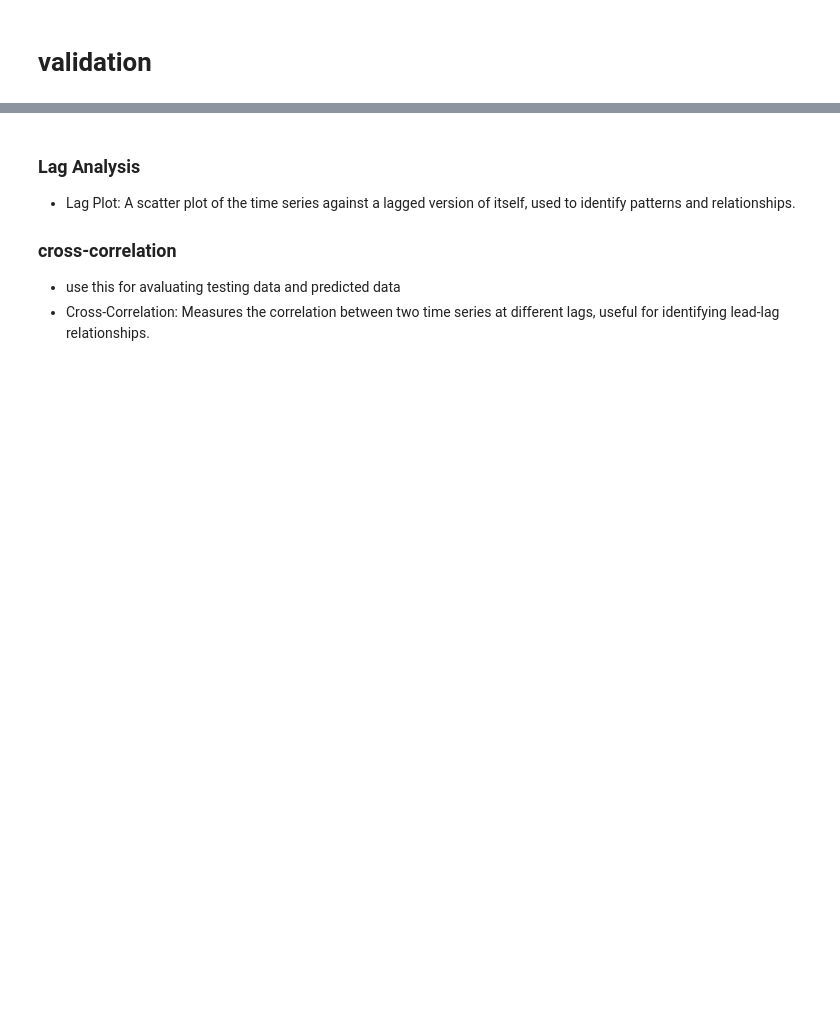
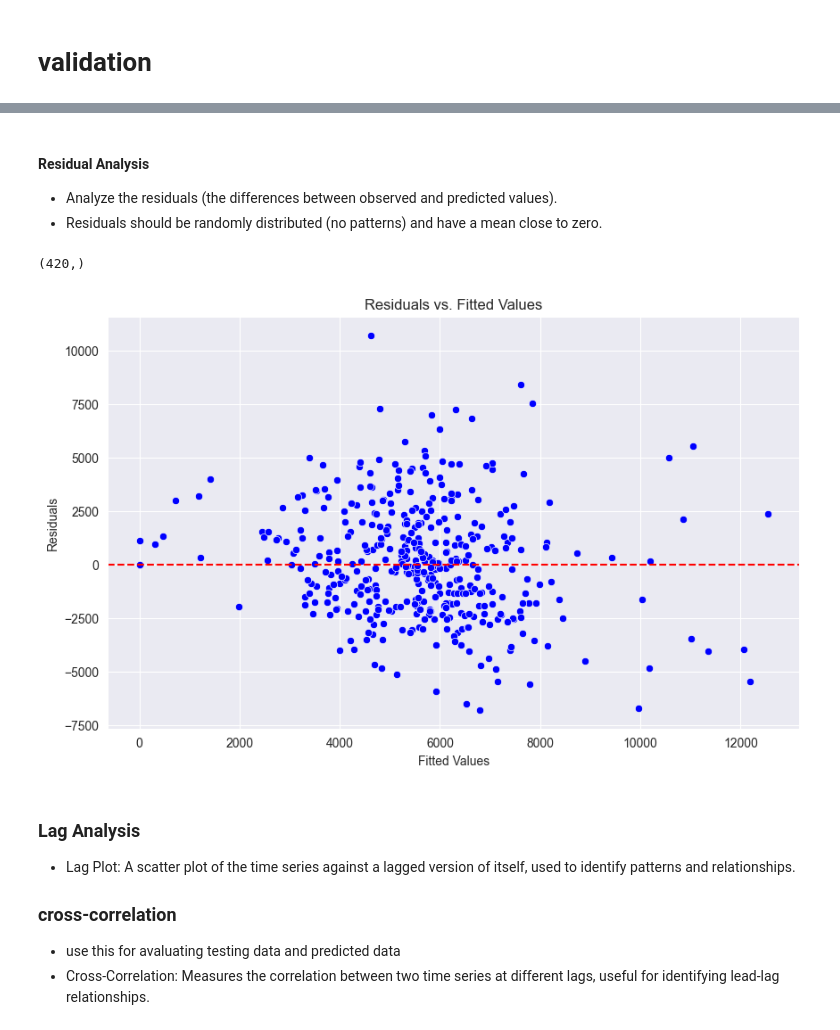
Before and after one commit to kibambe-0167/time-series-analysis, a Jupyter notebook: app.ipynb, the cells around one changed output, grey strips where cells are left out. Saved outputs shown, nothing was run; the diff lists cells and outputs as text; code cells hidden in the pictures; blank space fills up the shorter version.

```diff
--- a/app.ipynb
+++ b/app.ipynb
@@ -772,3 +896,23 @@ plt.show()
+# %% [markdown]
+#### Residual Analysis
+- Analyze the residuals (the differences between observed and predicted values).
+- Residuals should be randomly distributed (no patterns) and have a mean close to zero.
+# %%
+residuals = arimaModel.resid
+residuals.shape
+# %% [output]
+(420,)
+# %%
+fitted_values = arimaModel.fittedvalues
+plt.figure(figsize=(10, 6))
+sns.scatterplot(x=fitted_values, y=residuals)
+plt.axhline(y=0, color='r', linestyle='--')
+plt.title('Residuals vs. Fitted Values')
+plt.xlabel('Fitted Values')
+plt.ylabel('Residuals')
+plt.show()
+# %% [output]
+[figure, added]
 # %% [markdown]
 ### Lag Analysis
 
```
Also changed, not shown: parts of 26 cells of this notebook, 2 other files.
